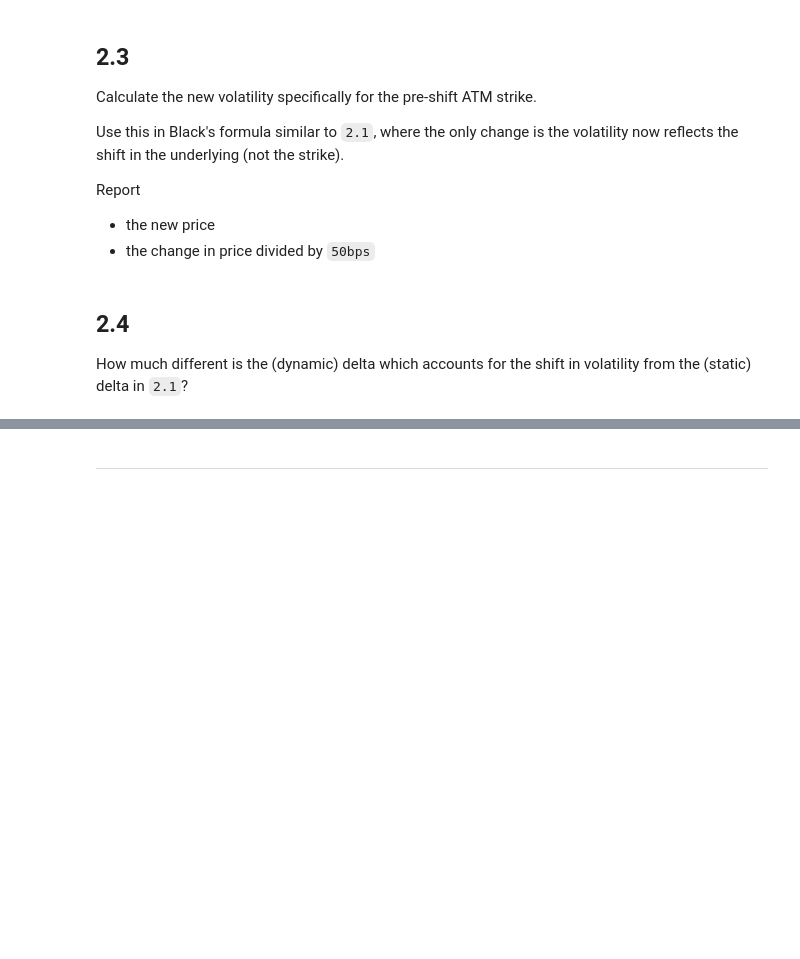
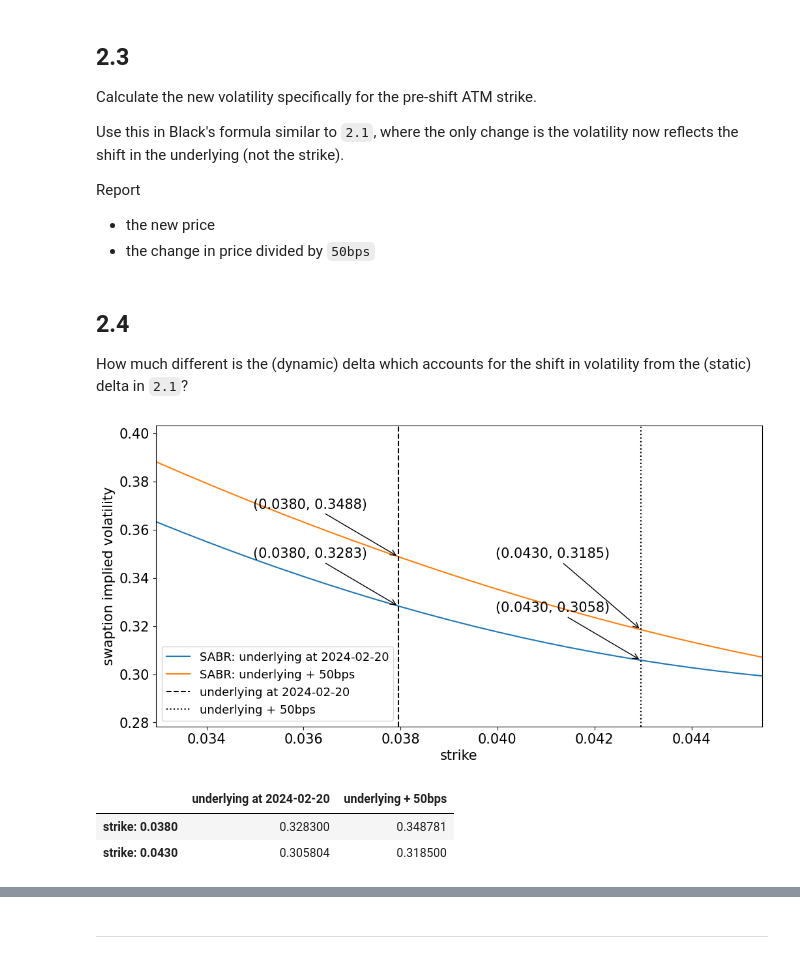
Before and after one commit to nicklewis-16/finm-fiderivs-2024, a Jupyter notebook: homework/Homework 4.ipynb, the cells around one changed output, grey strips where cells are left out. Cells and saved outputs as stored; diff of their text form; code cells hidden in the pictures; blank space fills up the shorter version.

```diff
--- a/homework/Homework 4.ipynb
+++ b/homework/Homework 4.ipynb
@@ -111,3 +3704,55 @@ Report
 ## 2.4
 
 How much different is the (dynamic) delta which accounts for the shift in volatility from the (static) delta in `2.1`?
+# %%
+INCREASE = 50
+SHIFT = INCREASE/100/100
+doSLIM = False
+
+sabrcurve.rename(columns={'SABR':f'SABR: underlying at {DATE}'},inplace=True)
+
+if doSLIM:
+    sabrcurve[f'SABR: underlying + {SHIFT*100*100:.0f}bps'] = sabr_slim(BETA,nustar,rhostar,F+SHIFT,strikegrid,Topt,volATM)
+else:
+    sabrcurve[f'SABR: underlying + {SHIFT*100*100:.0f}bps'] = sabr(BETA,nustar,rhostar,alphastar,F+SHIFT,strikegrid,Topt)
+# %%
+fig, ax = plt.subplots()
+sabrcurve.plot(ax=ax)
+plt.xlim([F-.005,F+.0075])
+plt.ylim([volATM-.05,volATM+.075])
+plt.axvline(F,color='k',linestyle='--',label=f'underlying at {DATE}')
+plt.axvline(F+SHIFT,color='k',linestyle=':',label=f'underlying + {SHIFT*100*100:.0f}bps')
+plt.ylabel('swaption implied volatility');
+plt.xlabel('strike')
+plt.legend();
+# Add labels at the intersection points
+plt.annotate(f'({F:.4f}, {volATM:.4f})', xy=(F, volATM), xytext=(F-0.003, volATM+0.02),
+             arrowprops=dict(facecolor='blue', arrowstyle='->'))
+
+y_intersect1 = np.interp(F, sabrcurve.index, sabrcurve[f'SABR: underlying + {SHIFT*100*100:.0f}bps'])
+
+plt.annotate(f'({F:.4f}, {y_intersect1:.4f})', xy=(F, y_intersect1), xytext=(F - 0.003, y_intersect1+0.02),
+             arrowprops=dict(facecolor='blue', arrowstyle='->'))
+
+y_intersect2 = np.interp(F + SHIFT, sabrcurve.index, sabrcurve[f'SABR: underlying at {DATE}'])
+
+plt.annotate(f'({F + SHIFT:.4f}, {y_intersect2:.4f})', xy=(F + SHIFT, y_intersect2), xytext=(F + SHIFT-0.003, y_intersect2+0.02),
+             arrowprops=dict(facecolor='blue', arrowstyle='->'))
+
+y_intersect3 = np.interp(F + SHIFT, sabrcurve.index, sabrcurve[f'SABR: underlying + {SHIFT*100*100:.0f}bps'])
+
+plt.annotate(f'({F+SHIFT:.4f}, {y_intersect3:.4f})', xy=(F+SHIFT, y_intersect3), xytext=(F+SHIFT-0.003, volATM+0.02),
+             arrowprops=dict(facecolor='orange', arrowstyle='->'))
+
+plt.show()
+# %% [output]
+[figure, added]
+# %%
+y_intersects = pd.DataFrame([[volATM, y_intersect1],[y_intersect2,y_intersect3]],
+                            index = [f'strike: {F:.4f}', f'strike: {F + SHIFT:.4f}'],
+                            columns = [f'underlying at {DATE}',f'underlying + {SHIFT*100*100:.0f}bps'])
+y_intersects
+# %% [output]
+|  | underlying at 2024-02-20 | underlying + 50bps |
+| strike: 0.0380 | 0.328300 | 0.348781 |
+| strike: 0.0430 | 0.305804 | 0.318500 |
```
Also changed, not shown: parts of 18 cells of this notebook.
